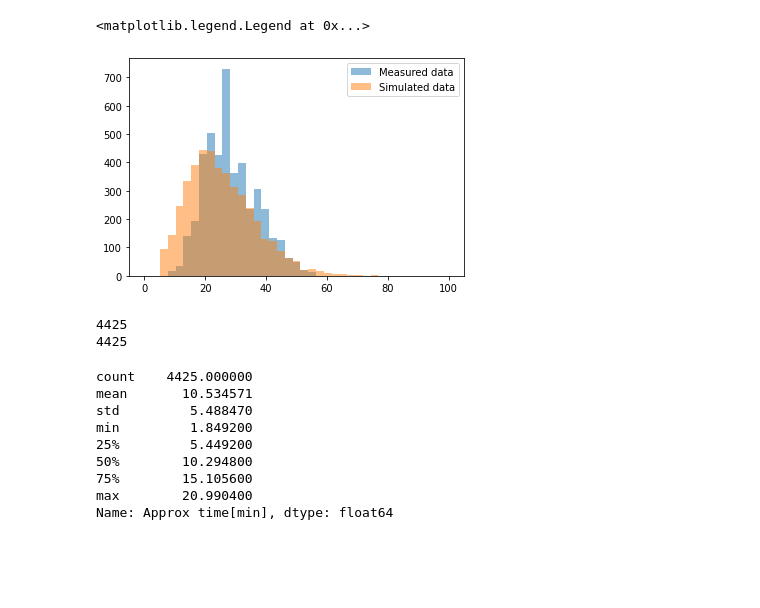
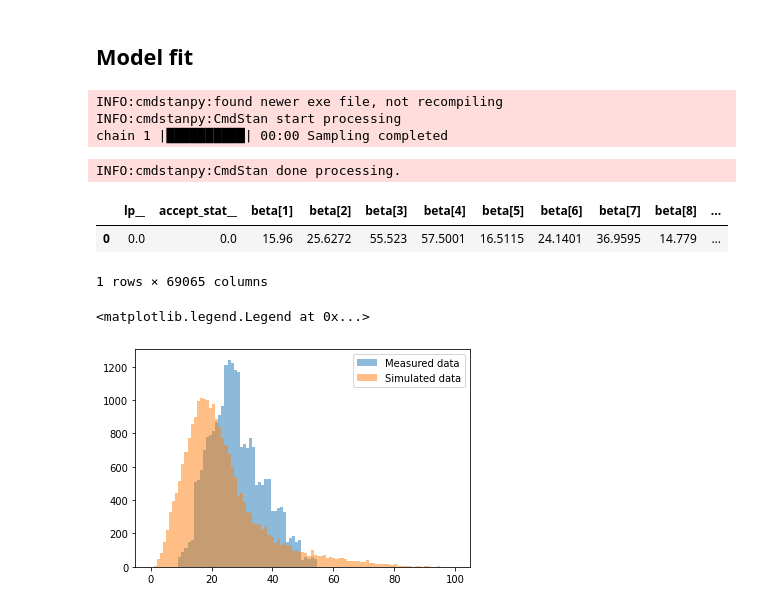
Before and after one commit to justynagibas/data_analytics_project, a Jupyter notebook: basic_model.ipynb, the cells around one changed output. Drawn from its saved outputs; the diff is of its cells as text; code cells hidden in the pictures; blank space fills up the shorter version.

Commit message:
First model try

```diff
--- a/basic_model.ipynb
+++ b/basic_model.ipynb
@@ -15,9 +15,22 @@ df = df[df["Road distances [km]"] < 17.5]
 
 # display(df.describe())
 
-train_df = df.iloc[10000:15000, :]
-train_df["Mean speed"] = train_df["Road distances [km]"] / (train_df["Time_taken(min)"] - train_df["Meal_preparation_time"]) * 60
-train_df = train_df[train_df["Mean speed"] < 100]
-plt.hist(train_df["Mean speed"])
-train_df["Mean speed"].describe()
+train_df = pd.DataFrame(df.iloc[:, :])
+train_df["Mean speed"] = train_df["Road distances [km]"] / (train_df["Time_taken(min)"] - train_df["Meal_preparation_time"])
+train_df = train_df[train_df["Mean speed"] < 1.7]
+plt.hist(train_df["Mean speed"], bins=20)
+plt.title("Mean speed in km/min")
+plt.show()
+# display(train_df["Road_traffic_density"].value_counts())
+# plt.title("Count of density type")
+# plt.show()
+
+# train_df["Mean speed"].describe()
+# train_df["Time_taken(min)"].describe()
+# train_df.head()
+
+road_density_map = {'Jam ':1, 'High ':2, 'Medium ':3, 'Low ':4}
+
+train_df["Road_traffic_density"] = train_df["Road_traffic_density"].apply(lambda x: road_density_map[x])
+display(train_df["Road_traffic_density"].value_counts())
 # %% [output]
@@ -54,15 +89,30 @@ INFO:cmdstanpy:CmdStan done processing.
+# %% [markdown]
+## Model fit
 # %%
-bins = np.linspace(0,100,40)
+basic_fit=CmdStanModel(stan_file='basic_fit.stan')
+
+basic_sample=basic_fit.sample(data={"N": len(train_df), "distance": train_df["Road distances [km]"].values,"meal_preparation_time": train_df["Meal_preparation_time"].values, "delivery_times": train_df["Time_taken(min)"].values, "traffic_level" :train_df["Road_traffic_density"].values},
+                              iter_sampling=1,
+                              chains=1,
+                              iter_warmup=0,
+                              fixed_param=True
+                         )
+
+
+df_fit = basic_sample.draws_pd()
+display(df_fit.head())
+delivery_fit = df_fit.filter(regex="delivery_time.*")
+# df_fit.iloc[:, 8:]
 plt.hist(train_df["Time_taken(min)"], bins=bins, alpha=0.5, label="Measured data")
-plt.hist(prior_fit.iloc[:, 3:].values.flatten(), bins=bins, alpha=0.5, label="Simulated data")
+plt.hist(delivery_fit.values.flatten(),bins=bins, alpha=0.5, label="Simulated data")
 plt.legend()
 # %% [output]
-<matplotlib.legend.Legend at 0x...>
+INFO:cmdstanpy:found newer exe file, not recompiling
+INFO:cmdstanpy:CmdStan start processing
+chain 1 |██████████| 00:00 Sampling completed
+INFO:cmdstanpy:CmdStan done processing.
+|  | lp__ | accept_stat__ | beta[1] | beta[2] | beta[3] | beta[4] | beta[5] | beta[6] | beta[7] | beta[8] | ... |
+| 0 | 0.0 | 0.0 | 15.96 | 25.6272 | 55.523 | 57.5001 | 16.5115 | 24.1401 | 36.9595 | 14.779 | ... |
+1 rows × 69065 columns
+<matplotlib.legend.Legend at 0x...>
-[figure, old version]
+[figure, new version]
-# %%
-print(len(prior_fit.iloc[:, 3:].values.flatten()))
-
-print(len(train_df["Time_taken(min)"].values))
-# %% [output]
-4425
-4425
@@ -71,12 +118,0 @@ train_df["Approx time[min]"] = train_df["Road distances [km]"] / (50/60)
-# %%
-train_df["Approx time[min]"].describe()
-# %% [output]
-count    4425.000000
-mean       10.534571
-std         5.488470
-min         1.849200
-25%         5.449200
-50%        10.294800
-75%        15.105600
-max        20.990400
-Name: Approx time[min], dtype: float64
```
Also changed, not shown: parts of 4 cells of this notebook, 6 other files.
